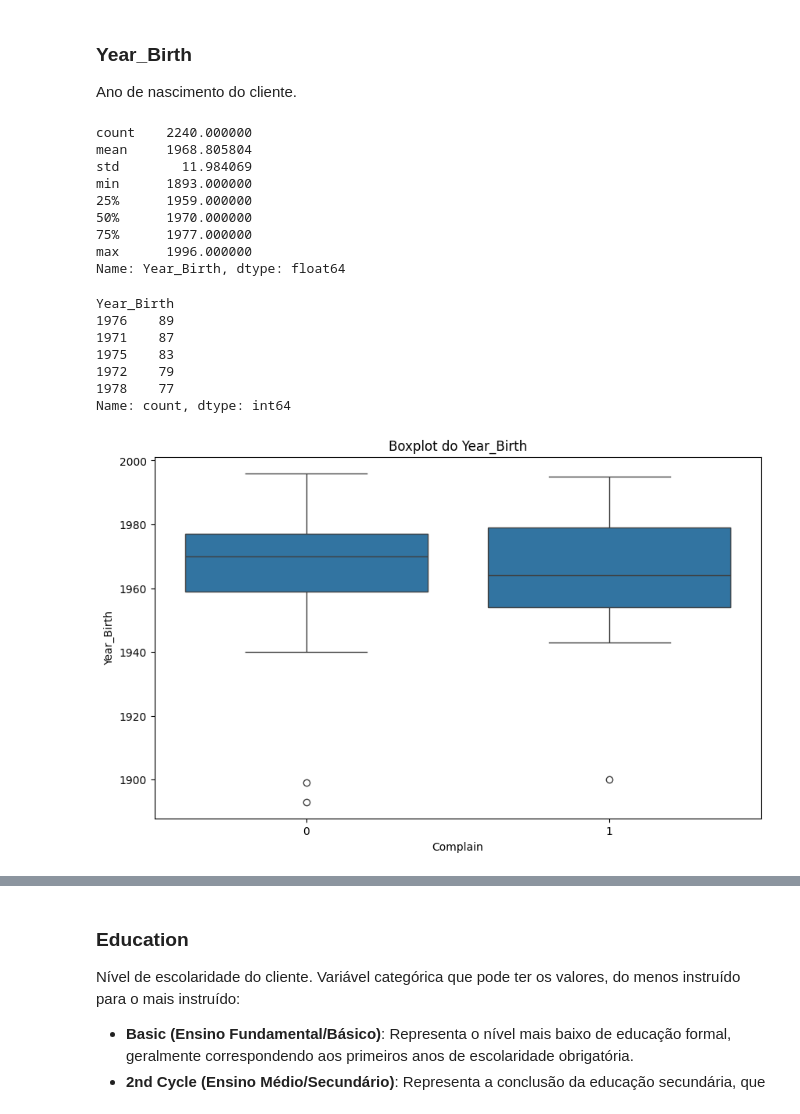
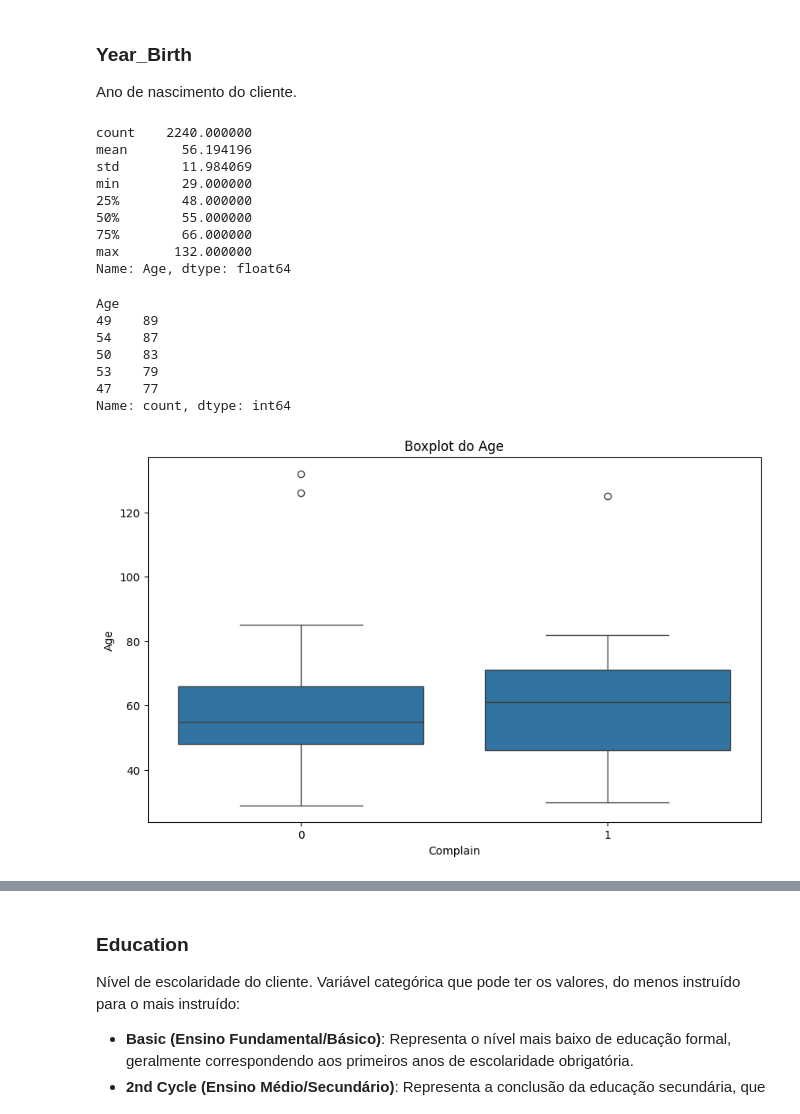
Before and after one commit to fernandosola/202501_aedi_as, a Jupyter notebook: notebooks/analises.ipynb, the cells around one changed output, grey strips where cells are left out. Saved outputs shown, nothing was run; the diff lists cells and outputs as text; code cells hidden in the pictures.

```diff
--- a/notebooks/analises.ipynb
+++ b/notebooks/analises.ipynb
@@ -157,7 +150,7 @@ A coluna ID não é relevante para a análise, portanto, será removida.
 
 display(Markdown(md))
 
-df.drop(columns=['ID', 'Z_CostContact', 'Z_Revenue'], inplace=True, errors='ignore')
+df.drop(columns=['ID'], inplace=True, errors='ignore')
 # %% [output]
 __Quantidade de Variáveis__: 29 \
 __Quantidade de Observações__: 2240
@@ -208,36 +201,37 @@ O dataset possui um desbalanceamento muito acentuado para a variável alvo.
 
 Ano de nascimento do cliente.
 # %%
-df['Year_Birth'].describe()
+df['Age'] = date.today().year - df['Year_Birth']
+df['Age'].describe()
 # %% [output]
 count    2240.000000
-mean     1968.805804
+mean       56.194196
 std        11.984069
-min      1893.000000
-25%      1959.000000
-50%      1970.000000
-75%      1977.000000
-max      1996.000000
-Name: Year_Birth, dtype: float64
+min        29.000000
+25%        48.000000
+50%        55.000000
+75%        66.000000
+max       132.000000
+Name: Age, dtype: float64
 # %%
-df_vc = df['Year_Birth'].value_counts()
+df_vc = df['Age'].value_counts()
 df_vc.head()
 # %% [output]
-Year_Birth
-1976    89
-1971    87
-1975    83
-1972    79
-1978    77
+Age
+49    89
+54    87
+50    83
+53    79
+47    77
 Name: count, dtype: int64
 # %%
 # Year_Birth x Complain
 
 plt.figure(figsize=(10,6))
-sns.boxplot(y='Year_Birth', x='Complain', data=df)
-plt.title('Boxplot do Year_Birth')
+sns.boxplot(y='Age', x='Complain', data=df)
+plt.title('Boxplot do Age')
 plt.show()
 # %% [output]
-[figure, old version]
+[figure, new version]
 # %%
 plt.figure(figsize=(10,6))
```
Also changed, not shown: parts of 46 cells of this notebook, 1 other file.
